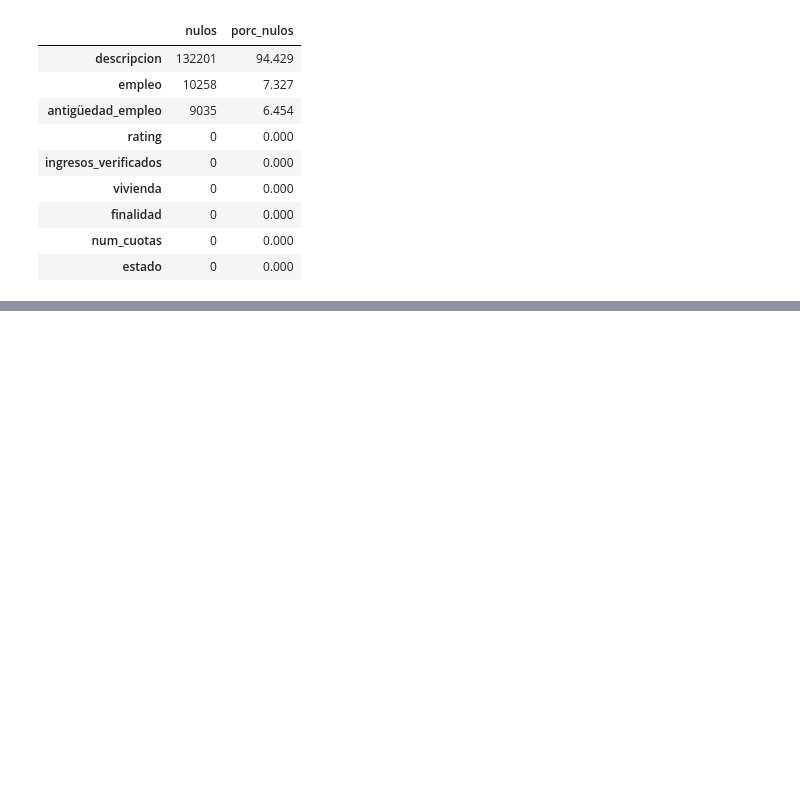
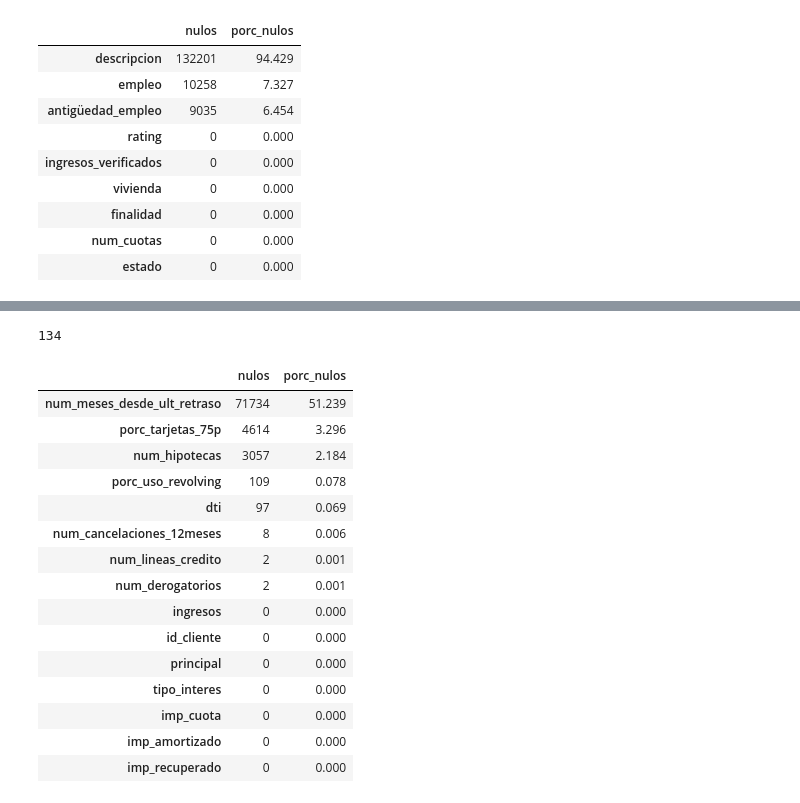
Before and after one commit to PabloHVega/RiesgosScoring, a Jupyter notebook: 03_notebooks/02_Calidad_de_Datos.ipynb, the cells around one changed output, grey strips where cells are left out. Saved outputs shown, nothing was run; the diff lists cells and outputs as text; code cells hidden in the pictures; blank space fills up the shorter version.

```diff
--- a/03_notebooks/02_Calidad_de_Datos.ipynb
+++ b/03_notebooks/02_Calidad_de_Datos.ipynb
@@ -231,0 +281,29 @@ nulos_cat
+# %%
+num.num_meses_desde_ult_retraso.nunique()
+# %% [output]
+134
+# %%
+# Nulos en numéricas: número y porcentaje
+nulos_num = pd.DataFrame({
+    'nulos': num.isna().sum(),
+    'porc_nulos': num.isna().mean() * 100
+}).sort_values('nulos', ascending=False)
+
+nulos_num
+# %% [output]
+|  | nulos | porc_nulos |
+| num_meses_desde_ult_retraso | 71734 | 51.239 |
+| porc_tarjetas_75p | 4614 | 3.296 |
+| num_hipotecas | 3057 | 2.184 |
+| porc_uso_revolving | 109 | 0.078 |
+| dti | 97 | 0.069 |
+| num_cancelaciones_12meses | 8 | 0.006 |
+| num_lineas_credito | 2 | 0.001 |
+| num_derogatorios | 2 | 0.001 |
+| ingresos | 0 | 0.000 |
+| id_cliente | 0 | 0.000 |
+| principal | 0 | 0.000 |
+| tipo_interes | 0 | 0.000 |
+| imp_cuota | 0 | 0.000 |
+| imp_amortizado | 0 | 0.000 |
+| imp_recuperado | 0 | 0.000 |
```
Also changed, not shown: parts of 29 cells of this notebook, 3 other files.
